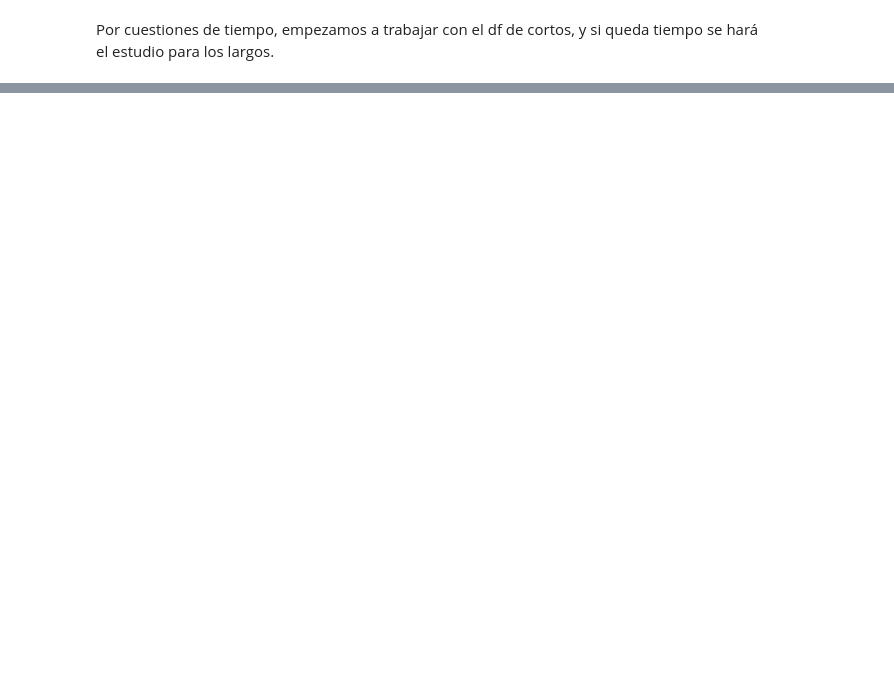
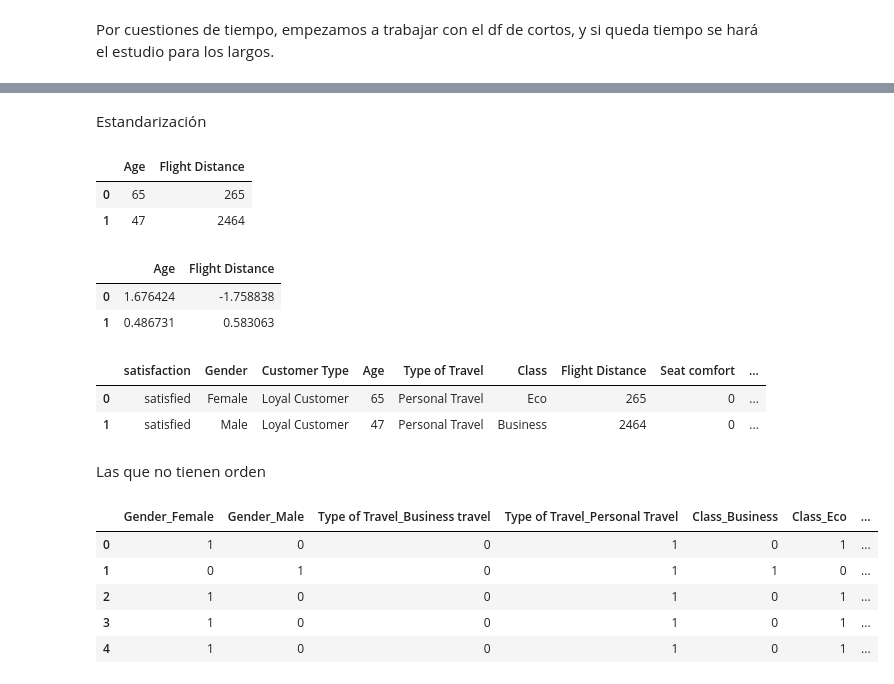
Before and after one commit to Adalab/DA-promo-b-modulo-3-sprint-1-Paula-Yadira, a Jupyter notebook: Regresión logistica/II-pair-programming-Preprocesado.ipynb, the cells around one changed output, grey strips where cells are left out. Saved outputs shown, nothing was run; the diff lists cells and outputs as text; code cells hidden in the pictures; blank space fills up the shorter version.

```diff
--- a/Regresión logistica/II-pair-programming-Preprocesado.ipynb
+++ b/Regresión logistica/II-pair-programming-Preprocesado.ipynb
@@ -35,0 +53,2 @@ df = pd.read_csv('./datos/cortos.csv')
+# %% [markdown]
+Estandarización
@@ -35,0 +58,22 @@ df = pd.read_csv('./datos/cortos.csv')
+# %%
+# recordemos que la estandarización solo se hace para las variables predictoras numéricas
+numericas = df[["Age","Flight Distance"]]
+numericas.head(2)
+# %% [output]
+|  | Age | Flight Distance |
+| 0 | 65 | 265 |
+| 1 | 47 | 2464 |
+# %%
+# ahora ya podemos ajustar nuestros datos.
+scaler.fit(numericas)
+
+# transformamos los datos
+X_escaladas = scaler.transform(numericas)
+
+# por último convertiremos el array que nos devuelve en un dataframe.
+numericas_estandar = pd.DataFrame(X_escaladas, columns = numericas.columns)
+numericas_estandar.head(2)
+# %% [output]
+|  | Age | Flight Distance |
+| 0 | 1.676424 | -1.758838 |
+| 1 | 0.486731 | 0.583063 |
@@ -35,0 +85,8 @@ df = pd.read_csv('./datos/cortos.csv')
+# %%
+df["Age_est"]=numericas_estandar["Age"]
+df["Flight Distance_est"]=numericas_estandar["Flight Distance"]
+df.head(2)
+# %% [output]
+|  | satisfaction | Gender | Customer Type | Age | Type of Travel | Class | Flight Distance | Seat comfort | ... |
+| 0 | satisfied | Female | Loyal Customer | 65 | Personal Travel | Eco | 265 | 0 | ... |
+| 1 | satisfied | Male | Loyal Customer | 47 | Personal Travel | Business | 2464 | 0 | ... |
@@ -35,0 +95,2 @@ df = pd.read_csv('./datos/cortos.csv')
+# %% [markdown]
+Las que no tienen orden
@@ -35,0 +107,10 @@ df = pd.read_csv('./datos/cortos.csv')
+# %%
+# ya tenemos nuestro dataframe con las variables codificadas,
+df_encoded2.head()
+# %% [output]
+|  | Gender_Female | Gender_Male | Type of Travel_Business travel | Type of Travel_Personal Travel | Class_Business | Class_Eco | ... |
+| 0 | 1 | 0 | 0 | 1 | 0 | 1 | ... |
+| 1 | 0 | 1 | 0 | 1 | 1 | 0 | ... |
+| 2 | 1 | 0 | 0 | 1 | 0 | 1 | ... |
+| 3 | 1 | 0 | 0 | 1 | 0 | 1 | ... |
+| 4 | 1 | 0 | 0 | 1 | 0 | 1 | ... |
```
Also changed, not shown: parts of 21 cells of this notebook, 3 other files.
